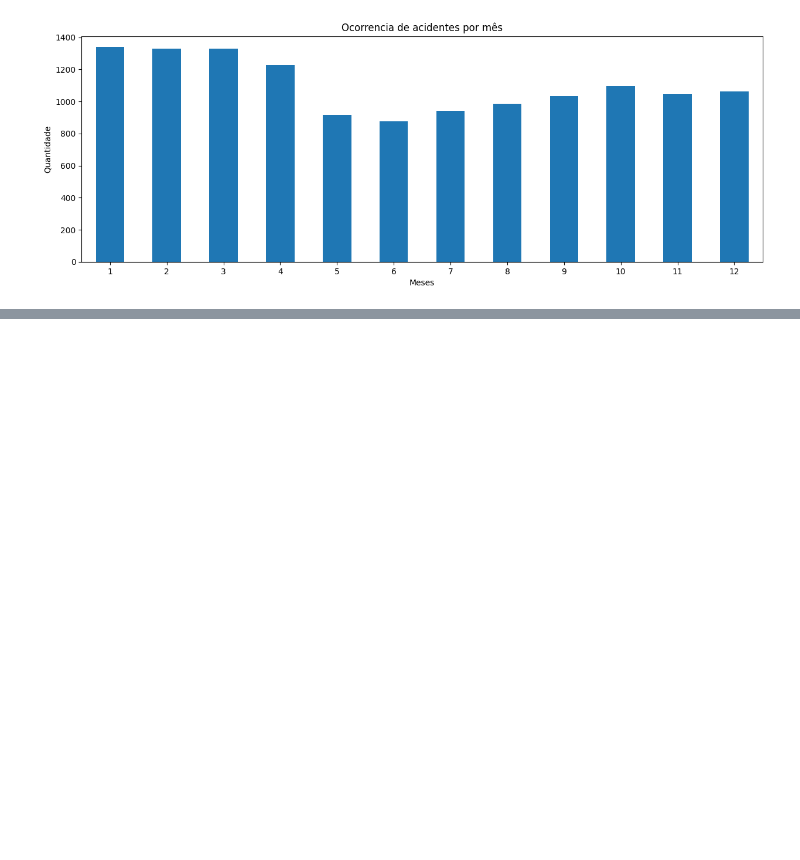
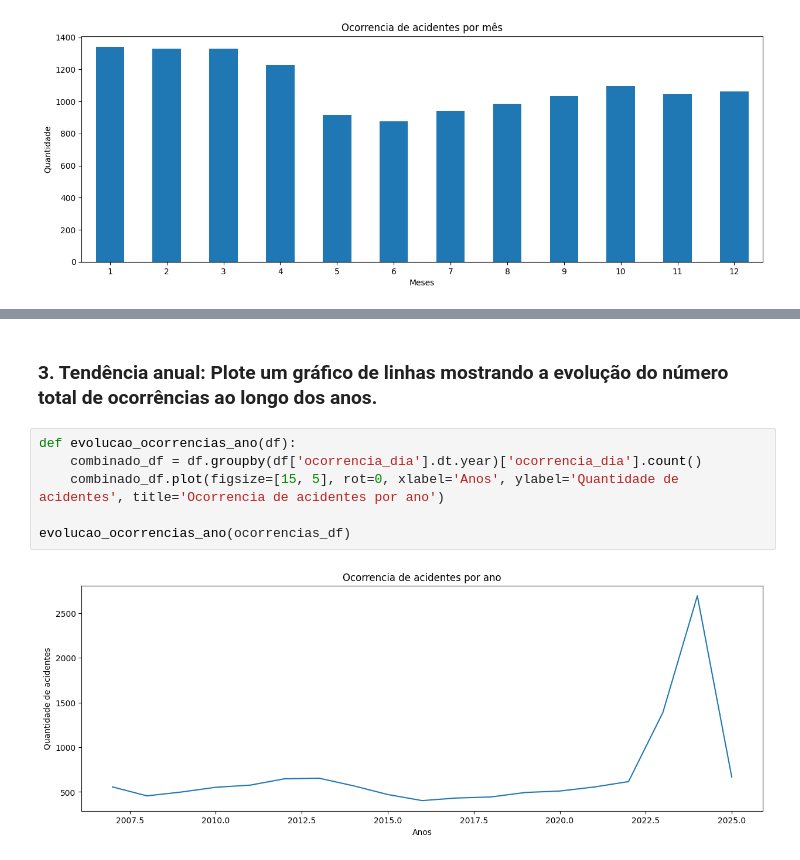
Before and after one commit to DosAnjos013/Analise_de_dados, a Jupyter notebook: Acidentes_Aereos/analise.ipynb, the cells around one changed output, grey strips where cells are left out. Drawn from its saved outputs; the diff is of its cells as text; blank space fills up the shorter version.

```diff
--- a/Acidentes_Aereos/analise.ipynb
+++ b/Acidentes_Aereos/analise.ipynb
@@ -59,0 +77,10 @@ O mês com maior número de acidentes é: janeiro
+# %% [markdown]
+### 3. Tendência anual: Plote um gráfico de linhas mostrando a evolução do número total de ocorrências ao longo dos anos.
+# %%
+def evolucao_ocorrencias_ano(df):
+    combinado_df = df.groupby(df['ocorrencia_dia'].dt.year)['ocorrencia_dia'].count()
+    combinado_df.plot(figsize=[15, 5], rot=0, xlabel='Anos', ylabel='Quantidade de acidentes', title='Ocorrencia de acidentes por ano')
+
+evolucao_ocorrencias_ano(ocorrencias_df)
+# %% [output]
+[figure, added]
```
Also changed, not shown: parts of 6 cells of this notebook, 1 other file.
